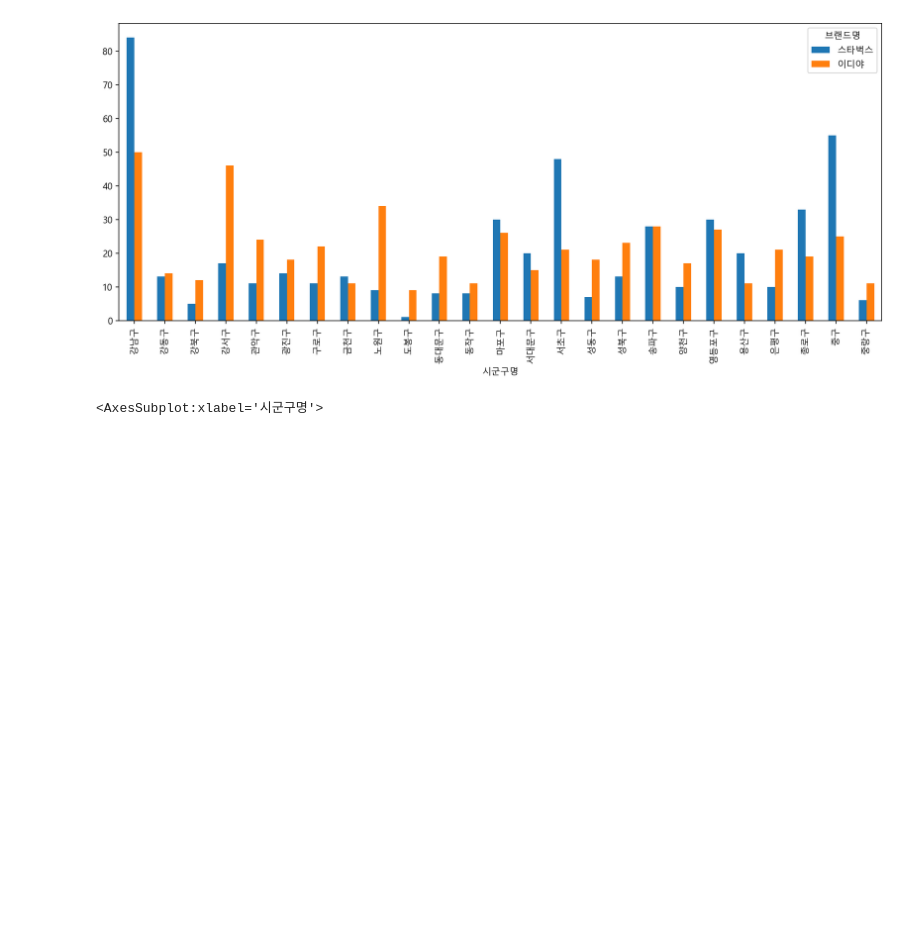
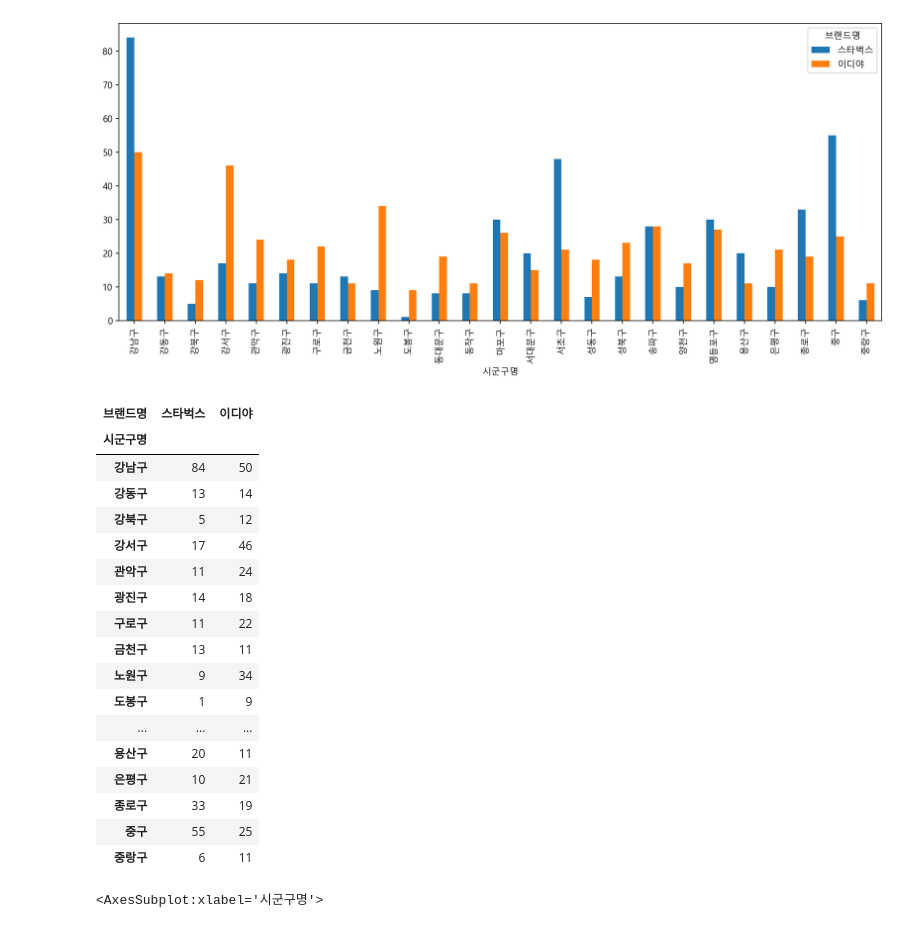
Before and after one commit to actpjk/python_workspace, a Jupyter notebook: Study/6_inf_data_analysis/Data_analysis_basic_master_self/04-coffee-store-input.ipynb, the cells around one changed output. Saved outputs shown, nothing was run; the diff lists cells and outputs as text; code cells hidden in the pictures; blank space fills up the shorter version.

```diff
--- a/Study/6_inf_data_analysis/Data_analysis_basic_master_self/04-coffee-store-input.ipynb
+++ b/Study/6_inf_data_analysis/Data_analysis_basic_master_self/04-coffee-store-input.ipynb
@@ -103,7 +103,7 @@ set_matplotlib_formats('retina')
 # %%
 # 파일을 불러와 df 라는 변수에 담습니다.
 # shape 를 통해 불러온 csv 파일의 크기를 확인합니다.
-df = pd.read_csv(r'C:\Users\pjk\Documents\Data_set\Jupyter_data\상가업소정보_201912_01.csv', sep='|')
+df = pd.read_csv(r'C:\Users\park\Documents\data_set\lecture_data\상가업소정보_201912_01.csv', sep='|')
 df.shape
 # %% [output]
 (573680, 39)
@@ -474,7 +474,27 @@ group.unstack().plot.bar(figsize=(15,6))
 # %%
 # pivot_table 을 이용해서 구별 스타벅스, 이디야 매장수를 구합니다.
 
 pivot = pd.pivot_table(data=df_cafe, index = '시군구명', columns='브랜드명', values='상호명', aggfunc='count')
+pivot
+# %% [output]
+| 브랜드명 | 스타벅스 | 이디야 |
+| 시군구명 |  |  |
+| 강남구 | 84 | 50 |
+| 강동구 | 13 | 14 |
+| 강북구 | 5 | 12 |
+| 강서구 | 17 | 46 |
+| 관악구 | 11 | 24 |
+| 광진구 | 14 | 18 |
+| 구로구 | 11 | 22 |
+| 금천구 | 13 | 11 |
+| 노원구 | 9 | 34 |
+| 도봉구 | 1 | 9 |
+| ... | ... | ... |
+| 용산구 | 20 | 11 |
+| 은평구 | 10 | 21 |
+| 종로구 | 33 | 19 |
+| 중구 | 55 | 25 |
+| 중랑구 | 6 | 11 |
 # %%
 pivot.plot.bar(figsize=(15,6))
 # %% [output]
```
Also changed, not shown: parts of 3 cells of this notebook, 5 other files.
